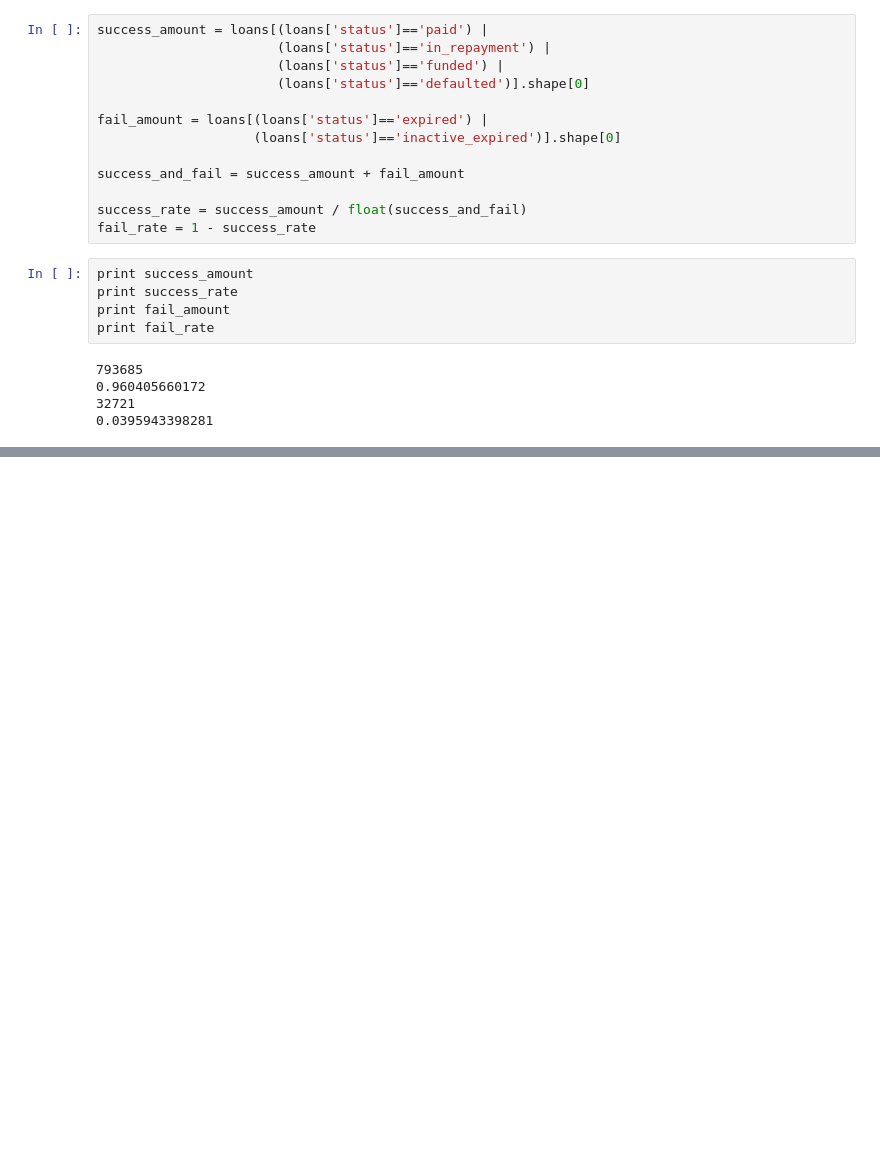
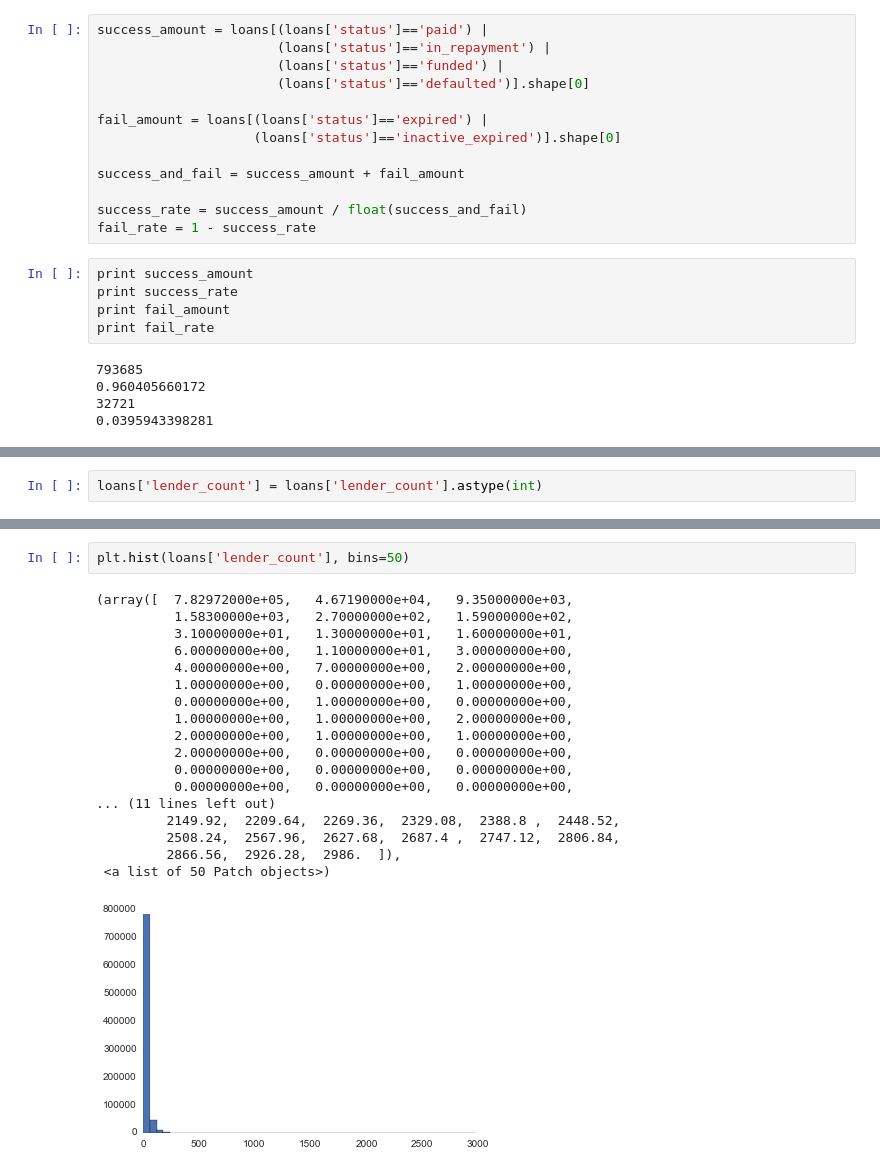
Before and after one commit to yulizhou/Kipfian, a Jupyter notebook: Visualization.ipynb, the cells around one changed output, grey strips where cells are left out. Cells and saved outputs as stored; diff of their text form; blank space fills up the shorter version.

```diff
--- a/Visualization.ipynb
+++ b/Visualization.ipynb
@@ -73,0 +87,2 @@ loans[loans['status']=='expired'].shape[0]
+# %%
+loans['lender_count'] = loans['lender_count'].astype(int)
@@ -73,0 +101,21 @@ loans[loans['status']=='expired'].shape[0]
+# %%
+plt.hist(loans['lender_count'], bins=50)
+# %% [output]
+(array([  7.82972000e+05,   4.67190000e+04,   9.35000000e+03,
+          1.58300000e+03,   2.70000000e+02,   1.59000000e+02,
+          3.10000000e+01,   1.30000000e+01,   1.60000000e+01,
+          6.00000000e+00,   1.10000000e+01,   3.00000000e+00,
+          4.00000000e+00,   7.00000000e+00,   2.00000000e+00,
+          1.00000000e+00,   0.00000000e+00,   1.00000000e+00,
+          0.00000000e+00,   1.00000000e+00,   0.00000000e+00,
+          1.00000000e+00,   1.00000000e+00,   2.00000000e+00,
+          2.00000000e+00,   1.00000000e+00,   1.00000000e+00,
+          2.00000000e+00,   0.00000000e+00,   0.00000000e+00,
+          0.00000000e+00,   0.00000000e+00,   0.00000000e+00,
+          0.00000000e+00,   0.00000000e+00,   0.00000000e+00,
+... (11 lines left out)
+         2149.92,  2209.64,  2269.36,  2329.08,  2388.8 ,  2448.52,
+         2508.24,  2567.96,  2627.68,  2687.4 ,  2747.12,  2806.84,
+         2866.56,  2926.28,  2986.  ]),
+ <a list of 50 Patch objects>)
+[figure, added]
```
Also changed, not shown: parts of 33 cells of this notebook, 11 other files.
